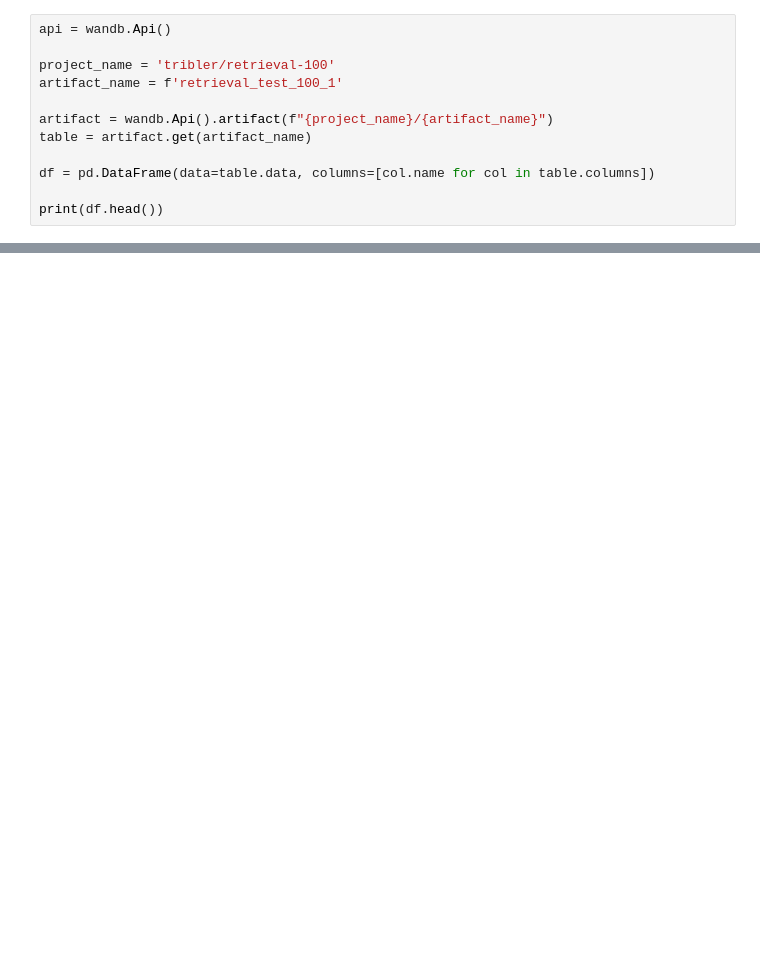
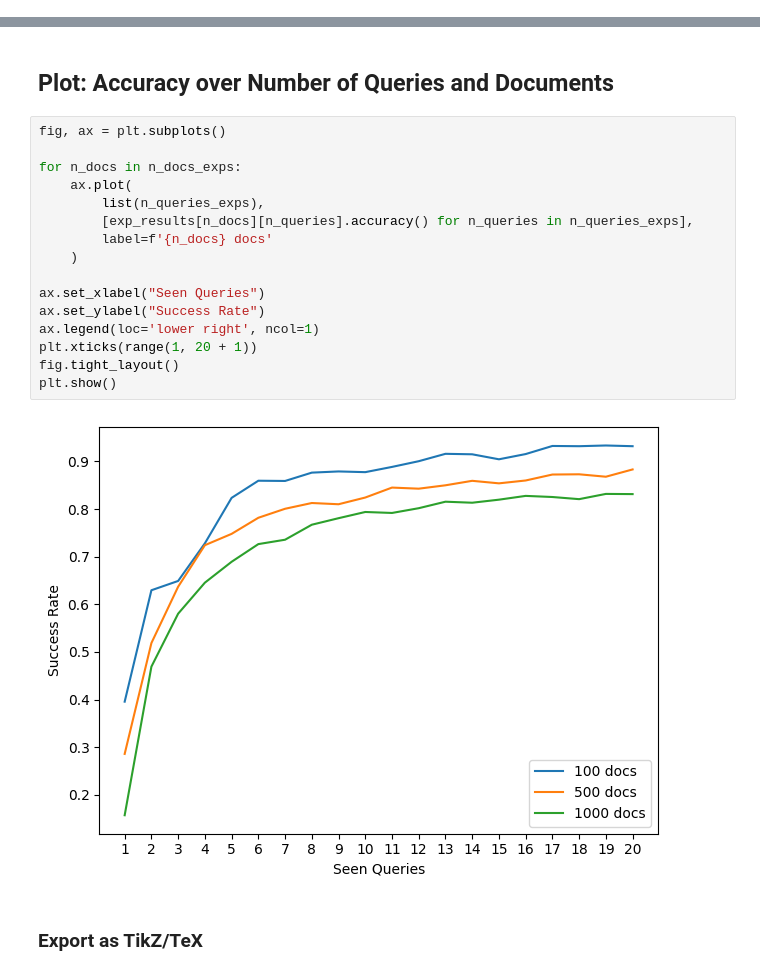
Before and after one commit to mg98/queries-is-all-you-need, a Jupyter notebook: notebooks/retrieval.ipynb, the cells around one changed output, grey strips where cells are left out. Saved outputs shown, nothing was run; the diff lists cells and outputs as text; blank space fills up the shorter version.

Commit message:
added python version and requirements, fixed tokenizer, removed summary_table logging, advanced notebooks

```diff
--- a/notebooks/retrieval.ipynb
+++ b/notebooks/retrieval.ipynb
@@ -27,12 +0,0 @@ True
-# %%
-api = wandb.Api()
-
-project_name = 'tribler/retrieval-100'
-artifact_name = f'retrieval_test_100_1'
-
-artifact = wandb.Api().artifact(f"{project_name}/{artifact_name}")
-table = artifact.get(artifact_name)
-
-df = pd.DataFrame(data=table.data, columns=[col.name for col in table.columns])
-
-print(df.head())
@@ -72,0 +88,22 @@ CommError: Unable to fetch artifact with name tribler/queries-is-all-you-need-no
+# %% [markdown]
+## Plot: Accuracy over Number of Queries and Documents
+# %%
+fig, ax = plt.subplots()
+
+for n_docs in n_docs_exps:
+    ax.plot(
+        list(n_queries_exps),
+        [exp_results[n_docs][n_queries].accuracy() for n_queries in n_queries_exps],
+        label=f'{n_docs} docs'
+    )
+
+ax.set_xlabel("Seen Queries")
+ax.set_ylabel("Success Rate")
+ax.legend(loc='lower right', ncol=1)
+plt.xticks(range(1, 20 + 1))
+fig.tight_layout()
+plt.show()
+# %% [output]
+[figure, added]
+# %% [markdown]
+### Export as TikZ/TeX
```
Also changed, not shown: parts of 13 cells of this notebook, 8 other files.
